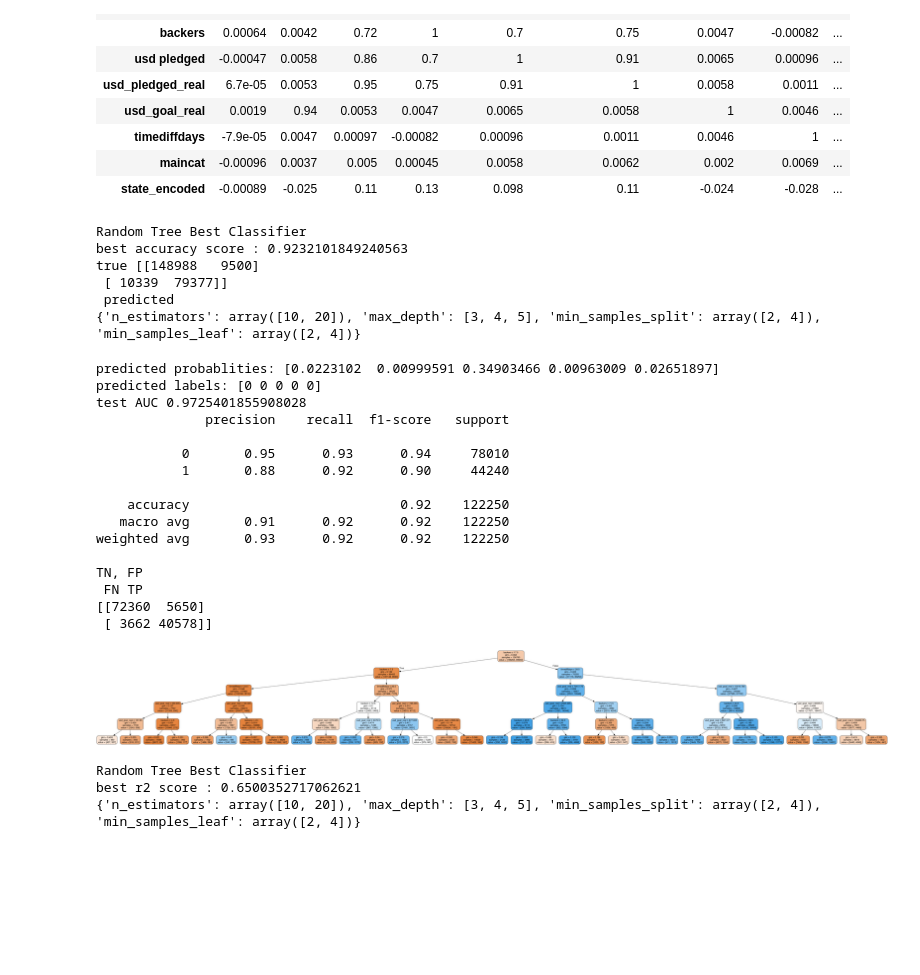
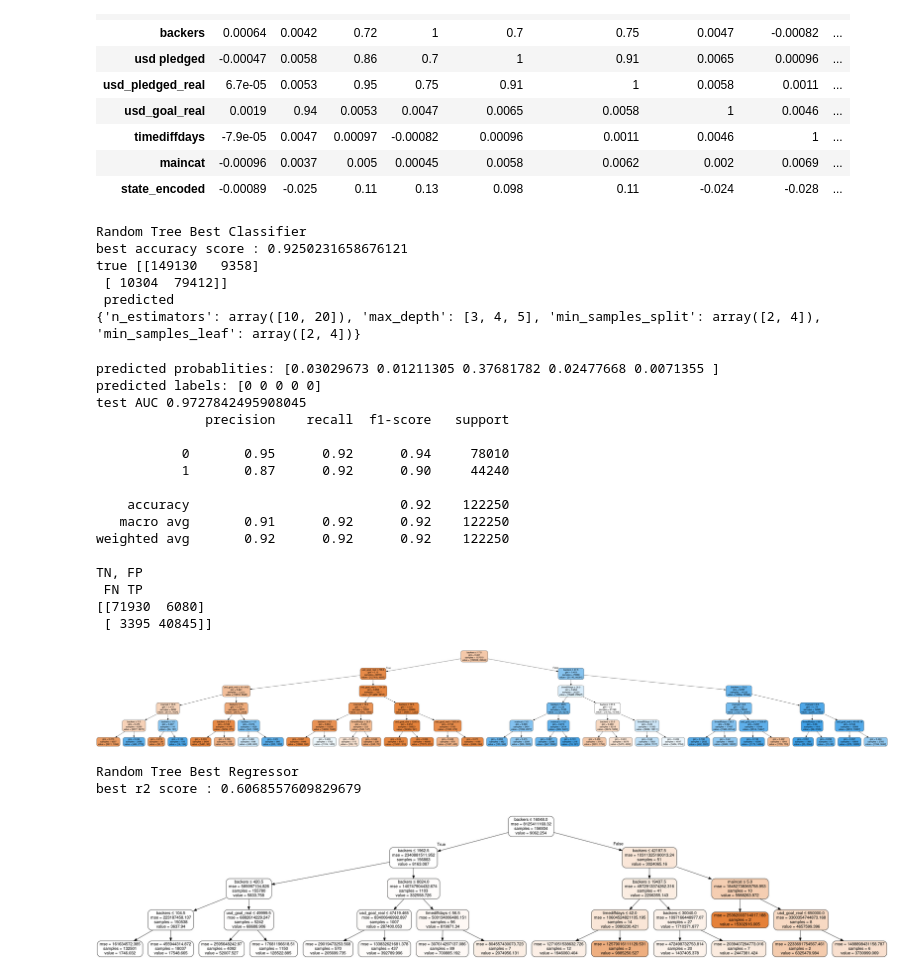
Before and after one commit to kenten132/finalprojectdavis, a Jupyter notebook: FinalProject.ipynb, the cells around one changed output. Cells and saved outputs as stored; diff of their text form; code cells hidden in the pictures; blank space fills up the shorter version.

Commit message:
Finalized models and csv with predictions.

```diff
--- a/FinalProject.ipynb
+++ b/FinalProject.ipynb
@@ -68,7 +69,7 @@ corr.style.background_gradient(cmap='coolwarm').set_precision(2)
 | state_encoded | -0.00089 | -0.025 | 0.11 | 0.13 | 0.098 | 0.11 | -0.024 | -0.028 | ... |
 # %%
 feature_names_1 = ['usd_goal_real','timediffdays','maincat','backers']
-features_1 = df[feature_names]
+features_1 = df[feature_names_1]
 labels = df['state_encoded']
 
 #data splitting
@@ -111,9 +112,9 @@ model = GridSearchCV(model, param_grid = param_grid,cv = 5,scoring=scoring, n_jo
 model = model.fit(x_train, y_train)
 # %% [output]
 Random Tree Best Classifier
-best accuracy score : 0.9232101849240563
-true [[148988   9500]
- [ 10339  79377]]
+best accuracy score : 0.9250231658676121
+true [[149130   9358]
+ [ 10304  79412]]
  predicted
 {'n_estimators': array([10, 20]), 'max_depth': [3, 4, 5], 'min_samples_split': array([2, 4]), 'min_samples_leaf': array([2, 4])}
 # %%
@@ -139,19 +140,19 @@ cm = confusion_matrix(y_test, pred_labels_test)
 print('TN, FP \n FN TP')
 print(cm)
 # %% [output]
-predicted probablities: [0.0223102  0.00999591 0.34903466 0.00963009 0.02651897]
+predicted probablities: [0.03029673 0.01211305 0.37681782 0.02477668 0.0071355 ]
 predicted labels: [0 0 0 0 0]
-test AUC 0.9725401855908028
+test AUC 0.9727842495908045
               precision    recall  f1-score   support
 
-           0       0.95      0.93      0.94     78010
-           1       0.88      0.92      0.90     44240
+           0       0.95      0.92      0.94     78010
+           1       0.87      0.92      0.90     44240
 
     accuracy                           0.92    122250
    macro avg       0.91      0.92      0.92    122250
-weighted avg       0.93      0.92      0.92    122250
+weighted avg       0.92      0.92      0.92    122250
 
 TN, FP
  FN TP
-[[72360  5650]
- [ 3662 40578]]
+[[71930  6080]
+ [ 3395 40845]]
@@ -158,20 +169,20 @@ TN, FP
 # %%
 from sklearn.externals.six import StringIO
 from IPython.display import Image
 from sklearn.tree import export_graphviz
 import pydotplus
 
 dot_data = StringIO()
 
 export_graphviz((model.best_estimator_.estimators_[0]) , out_file=dot_data,
                 filled=True, rounded=True,
-                feature_names = feature_names,
+                feature_names = feature_names_1,
                 special_characters=True)
 
 graph = pydotplus.graph_from_dot_data(dot_data.getvalue())
 Image(graph.create_png())
 # %% [output]
-[figure, old version]
+[figure, new version]
 # %%
 features_2 = features_1
 labels_2 = df['usd_pledged_real']
@@ -183,7 +194,7 @@ scoring = 'r2'
 # estimates accuracy
 scores = cross_validate(model, x_train, y_train, scoring=[scoring] , cv=10)
 best_score = np.max(scores['test_' + scoring])
-print('Random Tree Best Classifier')
+print('Random Tree Best Regressor')
 print('best {0} score : {1}'.format(scoring, best_score))
 # create predictions
 y_pred = cross_val_predict(model, x_train, y_train, cv = 10)
@@ -210,6 +221,5 @@ model = GridSearchCV(model, param_grid = param_grid,cv = 5,scoring=scoring, n_jo
 
 model = model.fit(x_train, y_train)
 # %% [output]
-Random Tree Best Classifier
-best r2 score : 0.6500352717062621
-{'n_estimators': array([10, 20]), 'max_depth': [3, 4, 5], 'min_samples_split': array([2, 4]), 'min_samples_leaf': array([2, 4])}
+Random Tree Best Regressor
+best r2 score : 0.6068557609829679
@@ -215,0 +228,17 @@ best r2 score : 0.6500352717062621
+# %%
+from sklearn.externals.six import StringIO
+from IPython.display import Image
+from sklearn.tree import export_graphviz
+import pydotplus
+
+dot_data = StringIO()
+
+export_graphviz((model.best_estimator_.estimators_[0]) , out_file=dot_data,
+                filled=True, rounded=True,
+                feature_names = feature_names_1,
+                special_characters=True)
+
+graph = pydotplus.graph_from_dot_data(dot_data.getvalue())
+Image(graph.create_png())
+# %% [output]
+[figure, added]
```
Also changed, not shown: parts of 4 cells of this notebook, 1 other file.
